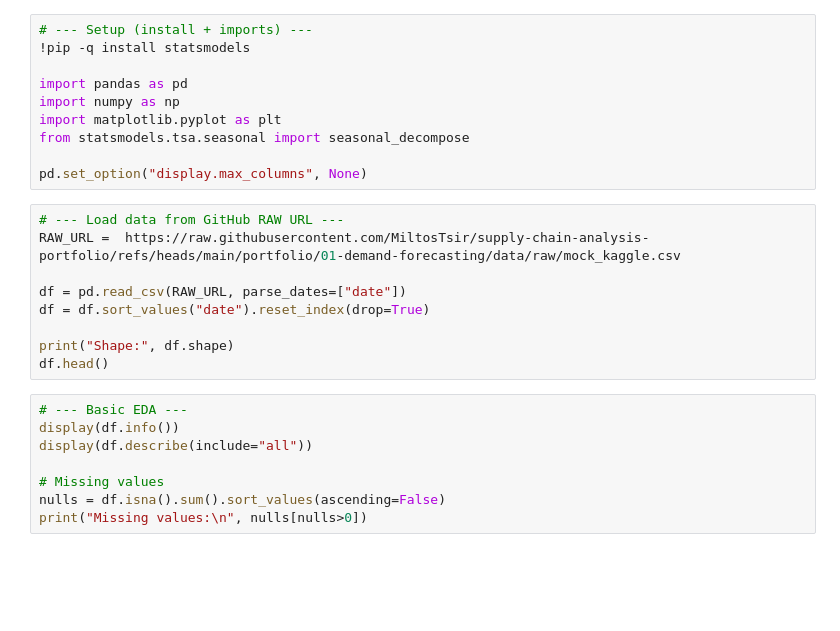
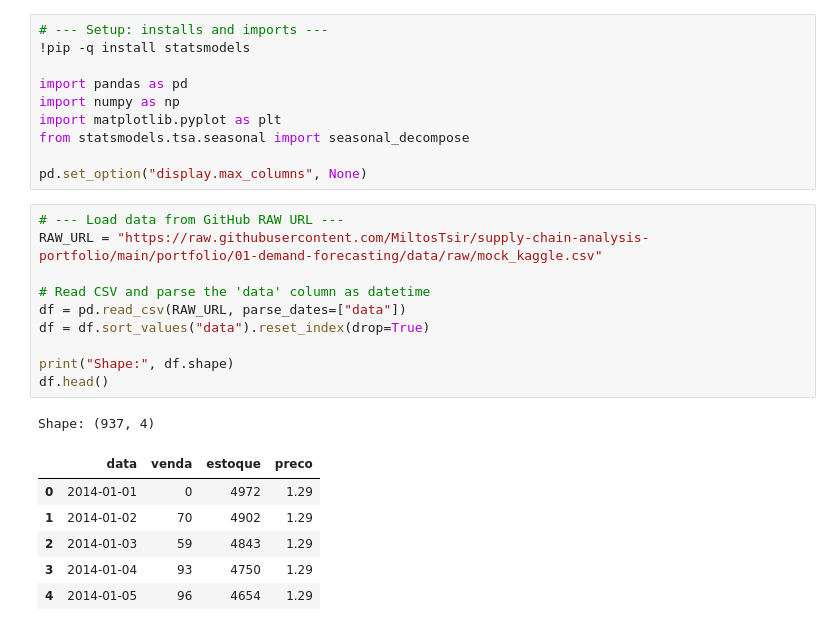
Before and after one commit to MiltosTsir/supply-chain-analysis-portfolio, a Jupyter notebook: portfolio/01-demand-forecasting/notebooks/01_eda_forecasting.ipynb, the cells around one changed output. Cells and saved outputs as stored; diff of their text form; blank space fills up the shorter version.

```diff
--- a/portfolio/01-demand-forecasting/notebooks/01_eda_forecasting.ipynb
+++ b/portfolio/01-demand-forecasting/notebooks/01_eda_forecasting.ipynb
@@ -1,7 +1,7 @@
 # %% [markdown]
 <a href="https://colab.research.google.com/github/MiltosTsir/supply-chain-analysis-portfolio/blob/main/portfolio/01-demand-forecasting/notebooks/01_eda_forecasting.ipynb" target="_parent"><img src="https://colab.research.google.com/assets/colab-badge.svg" alt="Open In Colab"/></a>
 # %%
-# --- Setup (install + imports) ---
+# --- Setup: installs and imports ---
 !pip -q install statsmodels
 
 import pandas as pd
@@ -12,18 +12,19 @@ from statsmodels.tsa.seasonal import seasonal_decompose
 pd.set_option("display.max_columns", None)
 # %%
 # --- Load data from GitHub RAW URL ---
-RAW_URL =  https://raw.githubusercontent.com/MiltosTsir/supply-chain-analysis-portfolio/refs/heads/main/portfolio/01-demand-forecasting/data/raw/mock_kaggle.csv
+RAW_URL = "https://raw.githubusercontent.com/MiltosTsir/supply-chain-analysis-portfolio/main/portfolio/01-demand-forecasting/data/raw/mock_kaggle.csv"
 
-df = pd.read_csv(RAW_URL, parse_dates=["date"])
-df = df.sort_values("date").reset_index(drop=True)
+# Read CSV and parse the 'data' column as datetime
+df = pd.read_csv(RAW_URL, parse_dates=["data"])
+df = df.sort_values("data").reset_index(drop=True)
 
 print("Shape:", df.shape)
 df.head()
+# %% [output]
+Shape: (937, 4)
+|  | data | venda | estoque | preco |
+| 0 | 2014-01-01 | 0 | 4972 | 1.29 |
+| 1 | 2014-01-02 | 70 | 4902 | 1.29 |
+| 2 | 2014-01-03 | 59 | 4843 | 1.29 |
+| 3 | 2014-01-04 | 93 | 4750 | 1.29 |
+| 4 | 2014-01-05 | 96 | 4654 | 1.29 |
-# %%
-# --- Basic EDA ---
-display(df.info())
-display(df.describe(include="all"))
-
-# Missing values
-nulls = df.isna().sum().sort_values(ascending=False)
-print("Missing values:\n", nulls[nulls>0])
```
Also changed, not shown: parts of 5 cells of this notebook.
